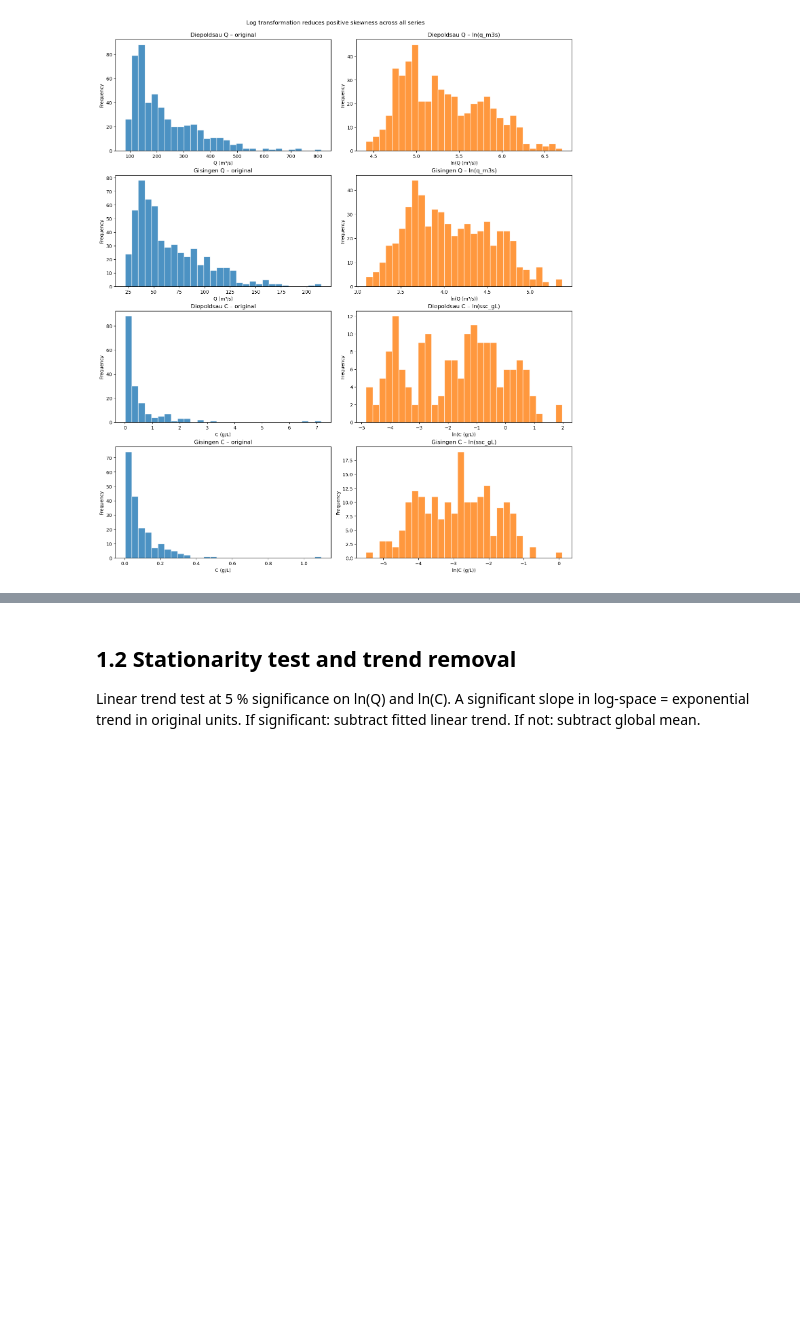
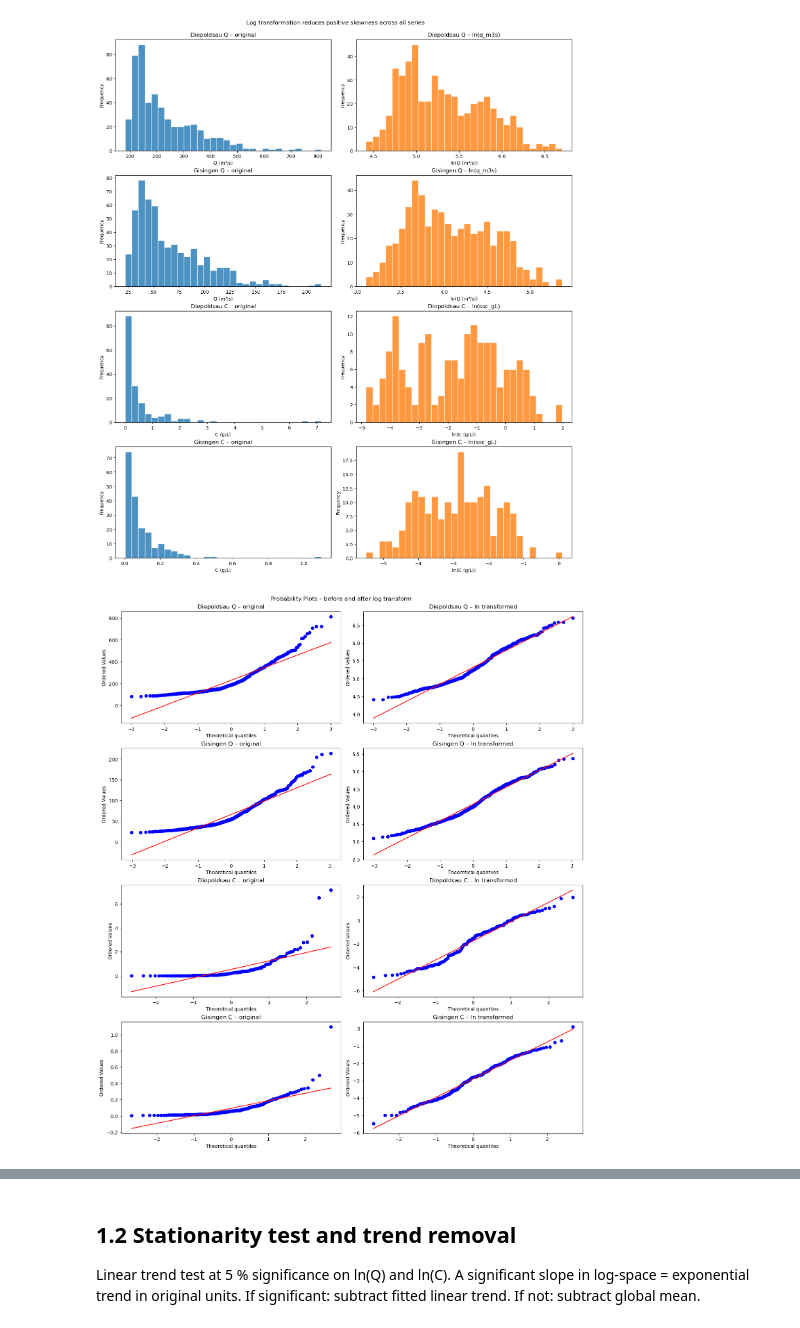
Before and after one commit to lpflueger1/wrmlab, a Jupyter notebook: Module_2_V8_main.ipynb, the cells around one changed output, grey strips where cells are left out. Cells and saved outputs as stored; diff of their text form; code cells hidden in the pictures; blank space fills up the shorter version.

```diff
--- a/Module_2_V8_main.ipynb
+++ b/Module_2_V8_main.ipynb
@@ -146,3 +139,21 @@ plt.suptitle('Log transformation reduces positive skewness across all series', y
 plt.show()
 # %% [output]
 [figure]
+# %%
+fig, axes = plt.subplots(4, 2, figsize=(14, 16), constrained_layout=True)
+
+for i, (title, df, col, orig_label) in enumerate(series_info):
+    raw = np.exp(df[col].dropna())
+
+    # Original
+    stats.probplot(raw, dist="norm", plot=axes[i, 0])
+    axes[i, 0].set_title(f'{title} – original')
+
+    # Log-transformed
+    stats.probplot(df[col].dropna(), dist="norm", plot=axes[i, 1])
+    axes[i, 1].set_title(f'{title} – ln transformed')
+
+plt.suptitle('Probability Plots – before and after log transform')
+plt.show()
+# %% [output]
+[figure, added]
```
Also changed, not shown: parts of 13 cells of this notebook, 1 other file.
